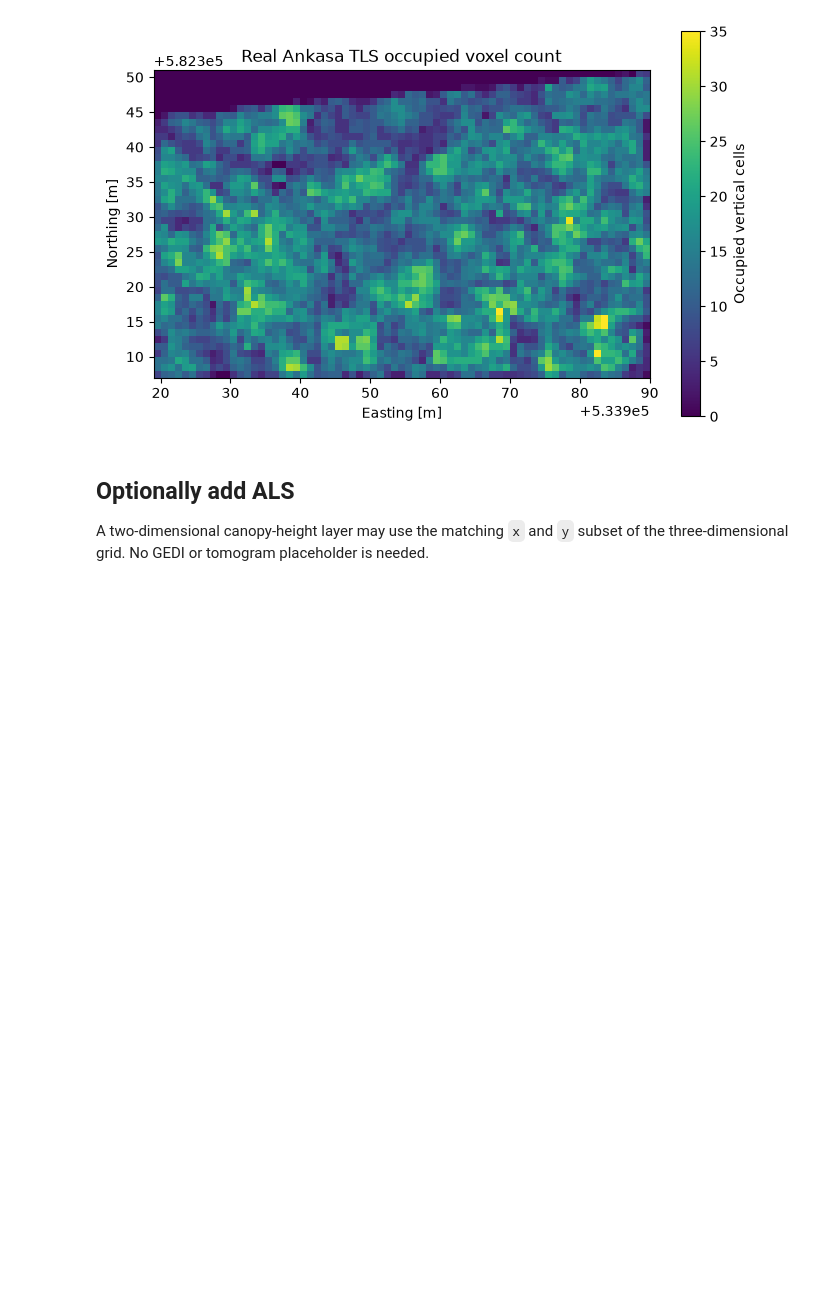
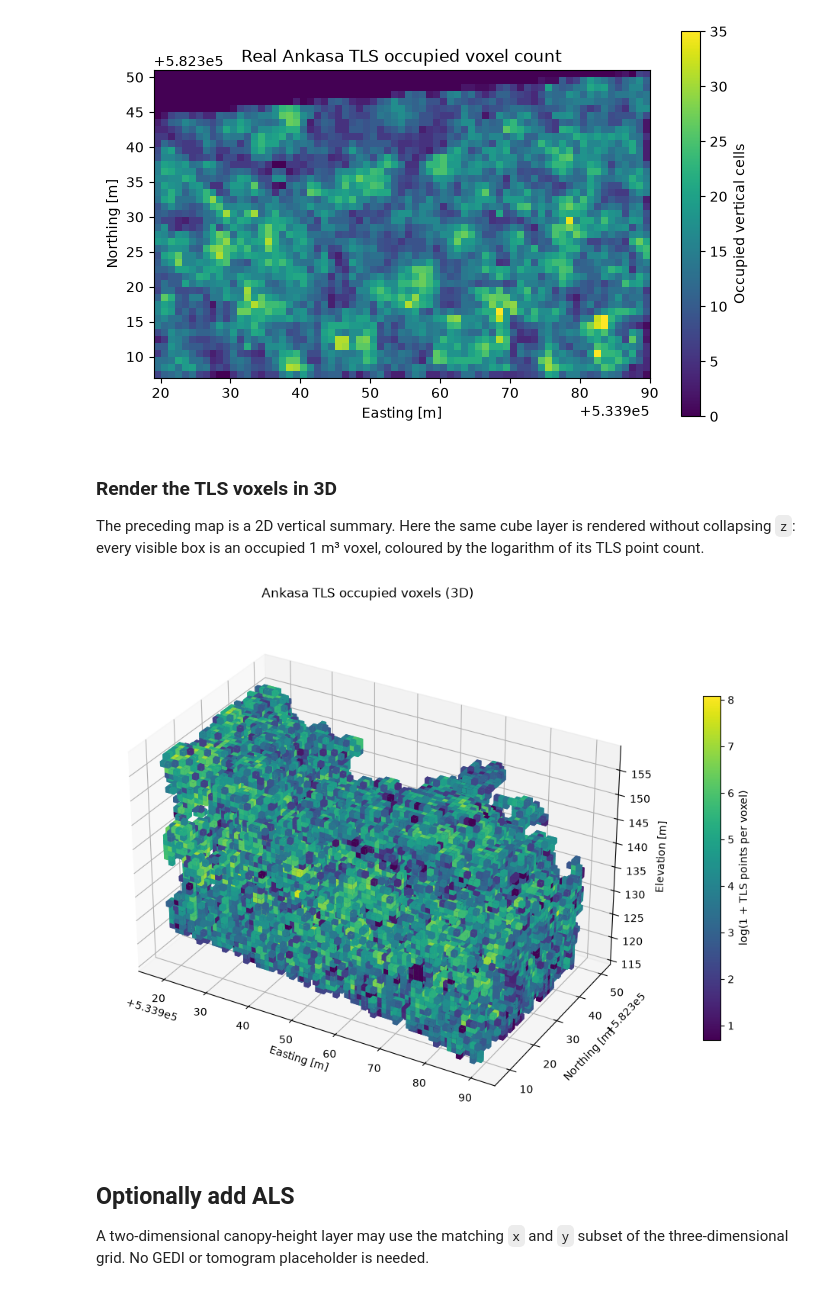
Before and after one commit to BioPAL/biomass-hackathon-2026, a Jupyter notebook: topics/04-3D-TOMO-CANOPY-VISUALIZER/tomo-canopy/examples/data_interface.ipynb, the cells around one changed output. Drawn from its saved outputs; the diff is of its cells as text; code cells hidden in the pictures; blank space fills up the shorter version.

```diff
--- a/topics/04-3D-TOMO-CANOPY-VISUALIZER/tomo-canopy/examples/data_interface.ipynb
+++ b/topics/04-3D-TOMO-CANOPY-VISUALIZER/tomo-canopy/examples/data_interface.ipynb
@@ -113,7 +114,8 @@ tls_layer = DataLayer(
     modality=Modality.TLS,
     geometry=GeometryType.VOLUME,
 )
-cube.add_layer(tls_layer)
+cube.add_layer(tls_point_layer, replace=True)
+cube.add_layer(tls_layer, replace=True)
 # %%
 print("Has TLS:", cube.has_modality(Modality.TLS))
 print("Has ALS:", cube.has_modality(Modality.ALS))
@@ -142,6 +144,45 @@ fig.colorbar(image, ax=ax, label="Occupied vertical cells")
 plt.show()
 # %% [output]
 [figure]
+# %% [markdown]
+### Render the TLS voxels in 3D
+
+The preceding map is a 2D vertical summary. Here the same cube layer is rendered without collapsing `z`: every visible box is an occupied 1 m³ voxel, coloured by the logarithm of its TLS point count.
+# %%
+tls_volume = cube.layers["tls_occupancy"].data
+voxel_counts = tls_volume.point_count.transpose("x", "y", "z").values
+filled_voxels = voxel_counts > 0
+log_counts = np.log1p(voxel_counts)
+occupied_log_counts = log_counts[filled_voxels]
+colour_norm = Normalize(
+    vmin=float(occupied_log_counts.min()),
+    vmax=float(occupied_log_counts.max()),
+)
+voxel_colours = plt.colormaps["viridis"](colour_norm(log_counts))
+voxel_x, voxel_y, voxel_z = np.meshgrid(
+    edges["x"], edges["y"], edges["z"], indexing="ij"
+)
+
+fig = plt.figure(figsize=(12, 9))
+ax = fig.add_subplot(111, projection="3d")
+ax.voxels(
+    voxel_x, voxel_y, voxel_z, filled_voxels,
+    facecolors=voxel_colours, edgecolor=None, shade=False,
+)
+colour_scale = plt.cm.ScalarMappable(norm=colour_norm, cmap="viridis")
+colour_scale.set_array([])
+fig.colorbar(
+    colour_scale, ax=ax, pad=0.1, shrink=0.65,
+    label="log(1 + TLS points per voxel)",
+)
+ax.set(
+    xlabel="Easting [m]", ylabel="Northing [m]",
+    zlabel="Elevation [m]", title="Ankasa TLS occupied voxels (3D)",
+)
+ax.set_box_aspect((np.ptp(grid.x), np.ptp(grid.y), np.ptp(grid.z)))
+plt.show()
+# %% [output]
+[figure, added]
 # %% [markdown]
 ## Optionally add ALS
 
```
Also changed, not shown: parts of 9 cells of this notebook, 2 other files.
